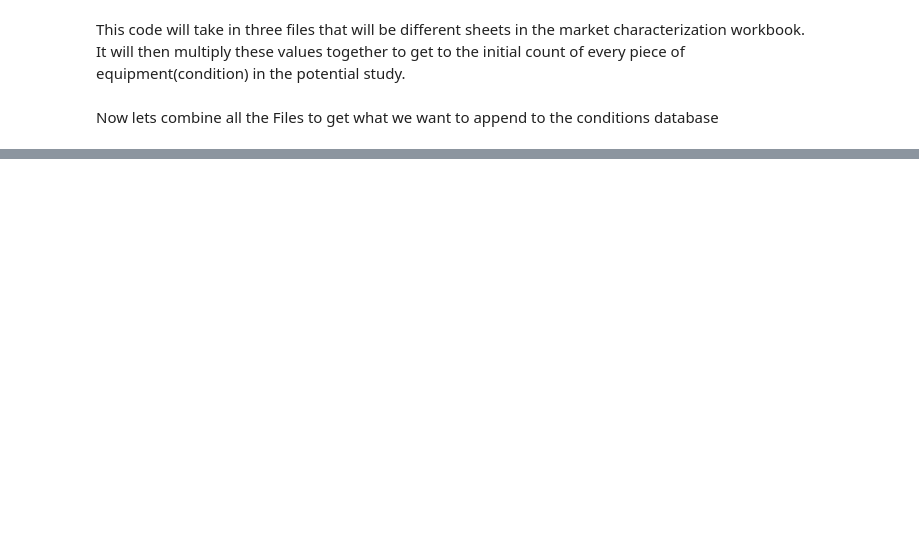
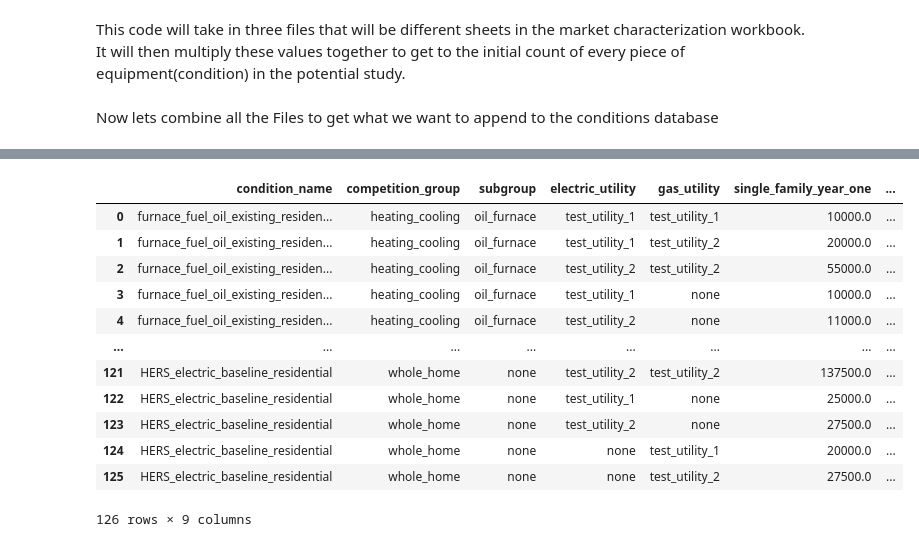
Before and after one commit to ajjNV5/market_inputs, a Jupyter notebook: Market_Characterization.ipynb, the cells around one changed output, grey strips where cells are left out. Cells and saved outputs as stored; diff of their text form; code cells hidden in the pictures; blank space fills up the shorter version.

```diff
--- a/Market_Characterization.ipynb
+++ b/Market_Characterization.ipynb
@@ -116,3 +126,18 @@ df_yr1
 # %%
 df_yr1.to_pickle("df_yr1.pkl")
 df_yr1.to_excel("df_yr1.xlsx")
+df_yr1
+# %% [output]
+|  | condition_name | competition_group | subgroup | electric_utility | gas_utility | single_family_year_one | ... |
+| 0 | furnace_fuel_oil_existing_residen... | heating_cooling | oil_furnace | test_utility_1 | test_utility_1 | 10000.0 | ... |
+| 1 | furnace_fuel_oil_existing_residen... | heating_cooling | oil_furnace | test_utility_1 | test_utility_2 | 20000.0 | ... |
+| 2 | furnace_fuel_oil_existing_residen... | heating_cooling | oil_furnace | test_utility_2 | test_utility_2 | 55000.0 | ... |
+| 3 | furnace_fuel_oil_existing_residen... | heating_cooling | oil_furnace | test_utility_1 | none | 10000.0 | ... |
+| 4 | furnace_fuel_oil_existing_residen... | heating_cooling | oil_furnace | test_utility_2 | none | 11000.0 | ... |
+| ... | ... | ... | ... | ... | ... | ... | ... |
+| 121 | HERS_electric_baseline_residential | whole_home | none | test_utility_2 | test_utility_2 | 137500.0 | ... |
+| 122 | HERS_electric_baseline_residential | whole_home | none | test_utility_1 | none | 25000.0 | ... |
+| 123 | HERS_electric_baseline_residential | whole_home | none | test_utility_2 | none | 27500.0 | ... |
+| 124 | HERS_electric_baseline_residential | whole_home | none | none | test_utility_1 | 20000.0 | ... |
+| 125 | HERS_electric_baseline_residential | whole_home | none | none | test_utility_2 | 27500.0 | ... |
+126 rows × 9 columns
```
Also changed, not shown: parts of 3 cells of this notebook, 12 other files.
